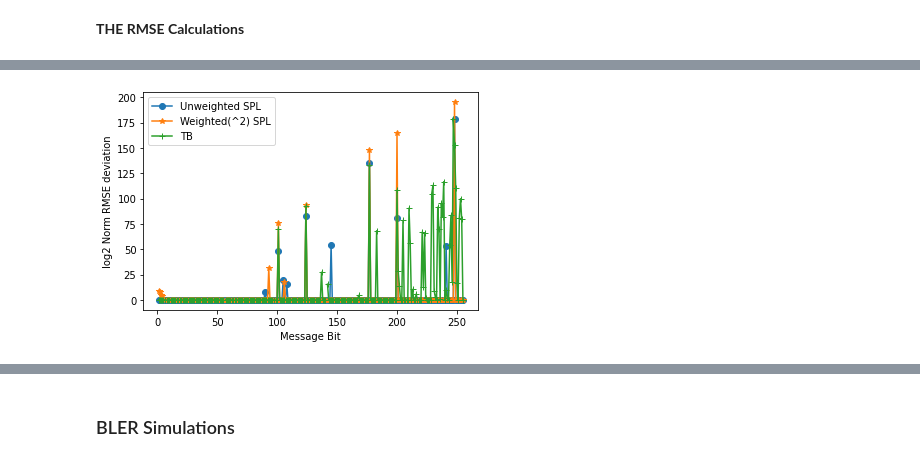
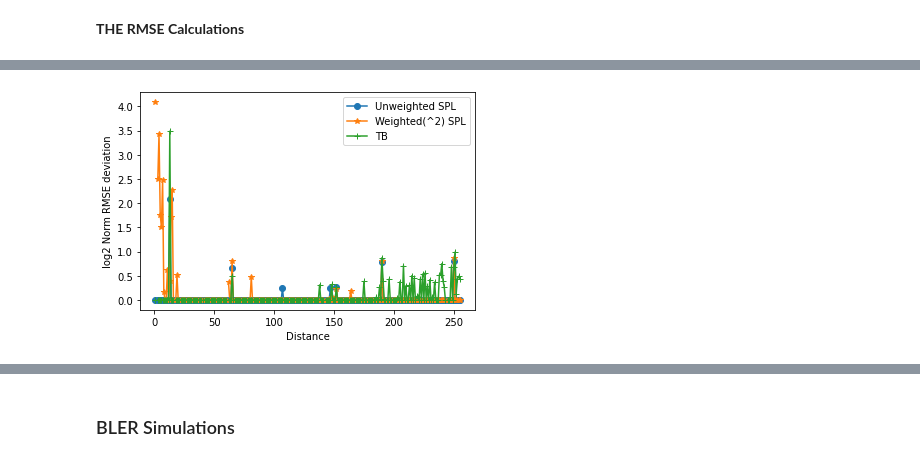
Before and after one commit to neelabhro/Deep-Learning-based-Wireless-Communications, a Jupyter notebook: SPL_uw|SPL_w|TB.ipynb, the cells around one changed output, grey strips where cells are left out. Saved outputs shown, nothing was run; the diff lists cells and outputs as text; code cells hidden in the pictures.

```diff
--- a/SPL_uw|SPL_w|TB.ipynb
+++ b/SPL_uw|SPL_w|TB.ipynb
@@ -57,7 +58,7 @@ rp2 = np.flip(np.arange(1,M))
 replacements = dict(zip(rp1,rp2))
 #print(rp2)
 replacer = replacements.get
-tr = ([replacer(n, n) for n in tr])
+#tr = ([replacer(n, n) for n in tr])
 
 print(tr)
 
@@ -112,7 +113,7 @@ noise_factor = Transmitted_Power + Noise_Figure
 
 s = np.floor(np.random.uniform(1,M, batch_size))
 s = s.astype('int64')
-s = ([replacer(n, n) for n in s])
+#s = ([replacer(n, n) for n in s])
 
 for i in range(1000):
   Beta[i] = 10*(np.log10(lamda/((4*np.pi*s[i])**PLE)))
@@ -1241,32 +1242,36 @@ plot_constellation_2(ae,range(0,ae.M), const_noise_std)
 def rmse(predictions,targets):
   return (np.sqrt((np.subtract(predictions,targets) ** 2).mean()))
 
+iter = 10
+rmse_uw = {}
+rmse_w = {}
+rmse_Tb = {}
+sum_uw = {}
+sum_w = {}
+sum_Tb = {}
+sum_uw[0] = 0
+#for i in range(1,iter):
+
 tr_hat = ae.end2end(len(tr), tr_noise_std, tr)
 tr_hat_w = ae_Weighted.end2end(len(tr), tr_noise_std, tr)
 tr_hat_Tb = ae_Tb.end2end(len(tr), tr_noise_std, tr)
-#print(np.shape(tr))
-#print(np.shape(tr_hat))
-#print(tr)
-print(abs(tr_hat - tr))
 
+#print(abs(tr_hat - tr))
 
+for j in range(1,M):
+#    rmse_uw[j,i] = rmse(([tr_hat[x] for x in s_ind[j]]), ([tr[x] for x in s_ind[j]]))
+  rmse_uw[j] = rmse(([tr_hat[x] for x in s_ind[j]]), ([tr[x] for x in s_ind[j]]))
+for j in range(1,M):
+ #   rmse_w[j,i] = rmse(([tr_hat_w[x] for x in s_ind[j]]), ([tr[x] for x in s_ind[j]]))
+ rmse_w[j] = rmse(([tr_hat_w[x] for x in s_ind[j]]), ([tr[x] for x in s_ind[j]]))
+for j in range(1,M):
+#    rmse_Tb[j,i] = rmse(([tr_hat_Tb[x] for x in s_ind[j]]), ([tr[x] for x in s_ind[j]]))
+  rmse_Tb[j] = rmse(([tr_hat_Tb[x] for x in s_ind[j]]), ([tr[x] for x in s_ind[j]]))
+  #sum_uw[i] = sum_uw[i] + sum_uw[i-1]
 
+print(rmse_uw)
+message_factor = (np.arange(1, M))
 
-rmse_uw = {}
-for j in range(1,M):
-  rmse_uw[j] = rmse(([tr_hat[x] for x in s_ind[j]]), ([tr[x] for x in s_ind[j]]))
-
-rmse_w = {}
-for j in range(1,M):
-  rmse_w[j] = rmse(([tr_hat_w[x] for x in s_ind[j]]), ([tr[x] for x in s_ind[j]]))
-
-rmse_Tb = {}
-for j in range(1,M):
-  rmse_Tb[j] = rmse(([tr_hat_Tb[x] for x in s_ind[j]]), ([tr[x] for x in s_ind[j]]))
-
-#message_factor = [15,14,13,12,11,10,9,8,7,6,5,4,3,2,1,1]
-message_factor = (np.arange(1, M))
-#message_factor[M-1] = 1
 rmse_uwA = []
 for i in rmse_uw.values():
   rmse_uwA.append(i)
@@ -1278,31 +1283,27 @@ for i in rmse_w.values():
 rmse_TbA = []
 for i in rmse_Tb.values():
   rmse_TbA.append(i)
-#rmse_uwA = rmse_uwA + 1
-#rmse_wA = rmse_wA + 1
-#rmse_uw = [rmse_uw_0, rmse_uw_1, rmse_uw_2, rmse_uw_3, rmse_uw_4, rmse_uw_5, rmse_uw_6, rmse_uw_7, rmse_uw_8, rmse_uw_9, rmse_uw_10, rmse_uw_11, rmse_uw_12, rmse_uw_13, rmse_uw_14, rmse_uw_15]
-#rmse_uw = np.log2(np.divide(rmse_uwA,message_factor))
-rmse_uw = (np.divide(rmse_uwA,message_factor))
-rmse_uw = rmse_uwA
-#rmse_uw = np.log2(np.divide(rmse_uwA,1) +1 )
-#rmse_w = [rmse_w_0, rmse_w_1, rmse_w_2, rmse_w_3, rmse_w_4, rmse_w_5, rmse_w_6, rmse_w_7, rmse_w_8, rmse_w_9, rmse_w_10, rmse_w_11, rmse_w_12, rmse_w_13, rmse_w_14, rmse_w_15]
-#rmse_w = np.log2(np.divide(rmse_wA,message_factor))
-rmse_w = (np.divide(rmse_wA,message_factor))
-rmse_w = rmse_wA
-#rmse_w = np.log2(np.divide(rmse_wA,1) +1 )
 
-#rmse_Tb = np.log2(np.divide(rmse_TbA,message_factor))
-rmse_Tb = (np.divide(rmse_TbA,message_factor))
-rmse_Tb = rmse_TbA
-#rmse_Tb = np.log2(np.divide(rmse_TbA,1) +1 )
-#message = [0,1,2,3,4,5,6,7,8,9,10,11,12,13,14,15]
+rmse_uw = np.log2(np.divide(rmse_uwA,message_factor) +1)
+#rmse_uw = (np.divide(rmse_uwA,message_factor) +1)
+#rmse_uw = rmse_uwA
+
+rmse_w = np.log2(np.divide(rmse_wA,message_factor) + 1)
+#rmse_w = (np.divide(rmse_wA,message_factor) + 1)
+#rmse_w = rmse_wA
+
+
+rmse_Tb = np.log2(np.divide(rmse_TbA,message_factor) +1)
+#rmse_Tb = (np.divide(rmse_TbA,message_factor))
+#rmse_Tb = rmse_TbA
+
 message = np.arange(1,M)
 
 print(rmse_uw)
 plt.plot(message, rmse_uw, '-o');
 plt.plot(message, rmse_w, '-*');
 plt.plot(message, rmse_Tb, '-+');
-plt.xlabel('Message Bit')
+plt.xlabel('Distance')
 plt.ylabel('Normalized RMSE deviation')
 plt.ylabel('log2 Norm RMSE deviation')
 plt.legend(['Unweighted SPL', 'Weighted(^2) SPL','TB'])
@@ -1330,8 +1331,8 @@ print(np.sum(rmse_wA))
 nan
 nan
 nan
 nan
-[figure, old version]
+[figure, new version]
 # %%
 #print([x for x in s_ind[0]])
 
```
Also changed, not shown: parts of 15 cells of this notebook.
